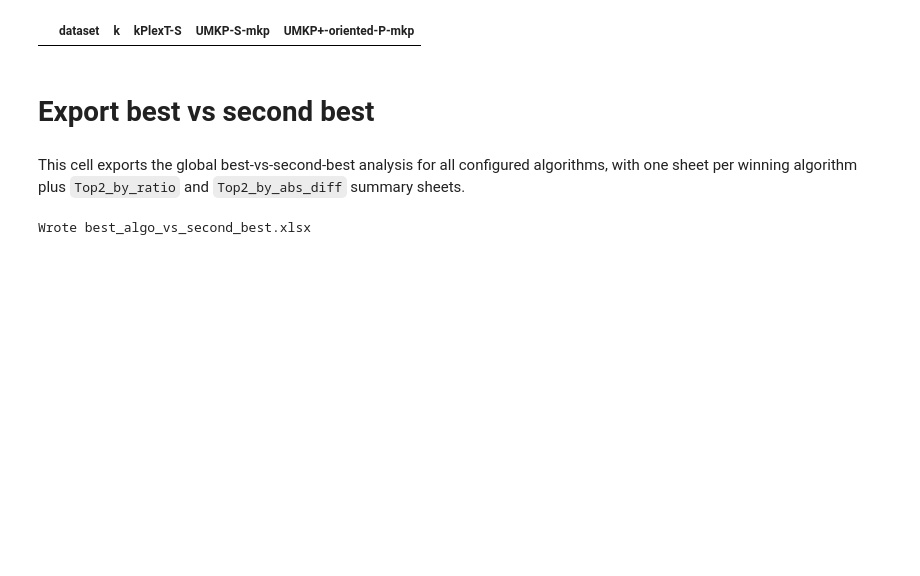
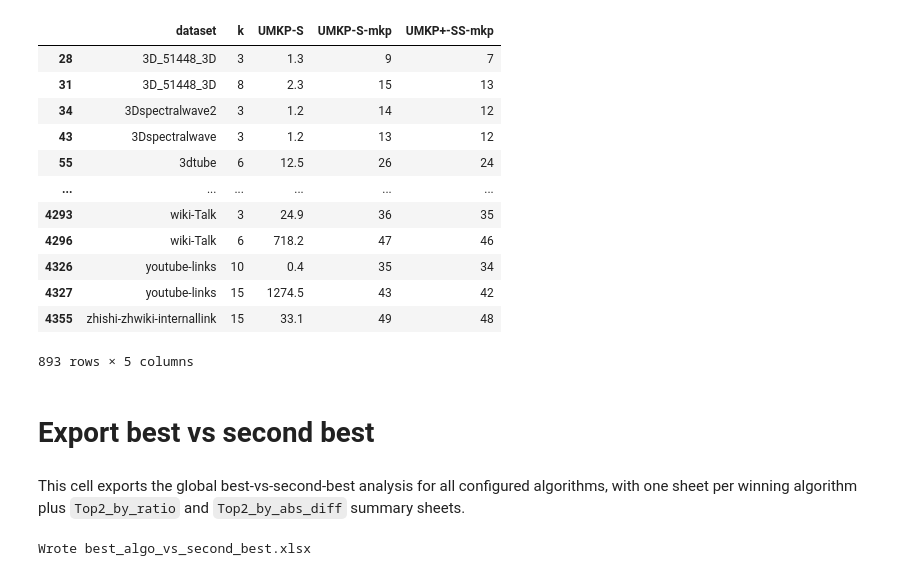
Before and after one commit to akhlaqueak/kplex-ML, a Jupyter notebook: notebooks/entire-data-algos.ipynb, the cells around one changed output. Drawn from its saved outputs; the diff is of its cells as text; code cells hidden in the pictures; blank space fills up the shorter version.

```diff
--- a/notebooks/entire-data-algos.ipynb
+++ b/notebooks/entire-data-algos.ipynb
@@ -400,16 +401,28 @@ Sorting by: speedup
 # %%
-def compare_cols(df, col1, col2, extra_cols=("dataset", "k", "kPlexT-S"), ignore_value=1800):
+def compare_cols(df, col1, col2, extra_cols=("dataset", "k", "UMKP-S"), ignore_value=1800):
     mask = (
         df[col1].notna() &
         df[col2].notna() &
         (df[col1] != ignore_value) &
         (df[col2] != ignore_value) &
         (df[col1] != df[col2])
     )
     return df.loc[mask, list(extra_cols) + [col1, col2]]
-compare_cols(df, "UMKP-S-mkp", "UMKP+-oriented-P-mkp")
+compare_cols(df, "UMKP-S-mkp", "UMKP+-SS-mkp")
 # %% [output]
-|  | dataset | k | kPlexT-S | UMKP-S-mkp | UMKP+-oriented-P-mkp |
+|  | dataset | k | UMKP-S | UMKP-S-mkp | UMKP+-SS-mkp |
+| 28 | 3D_51448_3D | 3 | 1.3 | 9 | 7 |
+| 31 | 3D_51448_3D | 8 | 2.3 | 15 | 13 |
+| 34 | 3Dspectralwave2 | 3 | 1.2 | 14 | 12 |
+| 43 | 3Dspectralwave | 3 | 1.2 | 13 | 12 |
+| 55 | 3dtube | 6 | 12.5 | 26 | 24 |
+| ... | ... | ... | ... | ... | ... |
+| 4293 | wiki-Talk | 3 | 24.9 | 36 | 35 |
+| 4296 | wiki-Talk | 6 | 718.2 | 47 | 46 |
+| 4326 | youtube-links | 10 | 0.4 | 35 | 34 |
+| 4327 | youtube-links | 15 | 1274.5 | 43 | 42 |
+| 4355 | zhishi-zhwiki-internallink | 15 | 33.1 | 49 | 48 |
+893 rows × 5 columns
 # %% [markdown]
 # Export best vs second best
 # %% [markdown]
```
Also changed, not shown: parts of 5 cells of this notebook, 32 other files.
